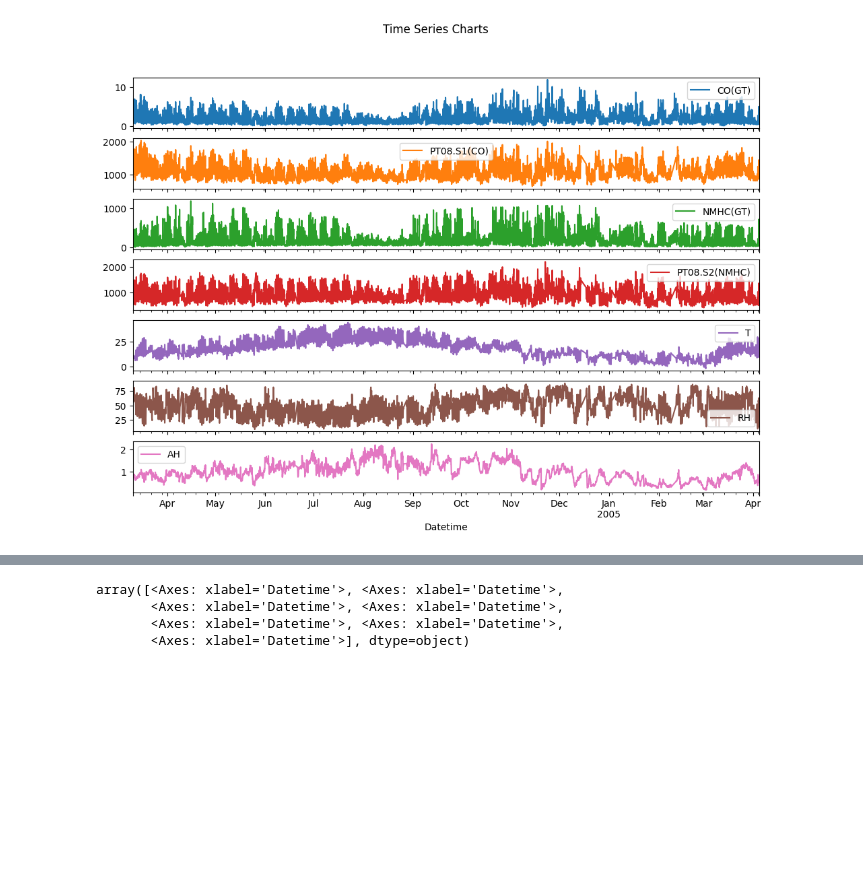
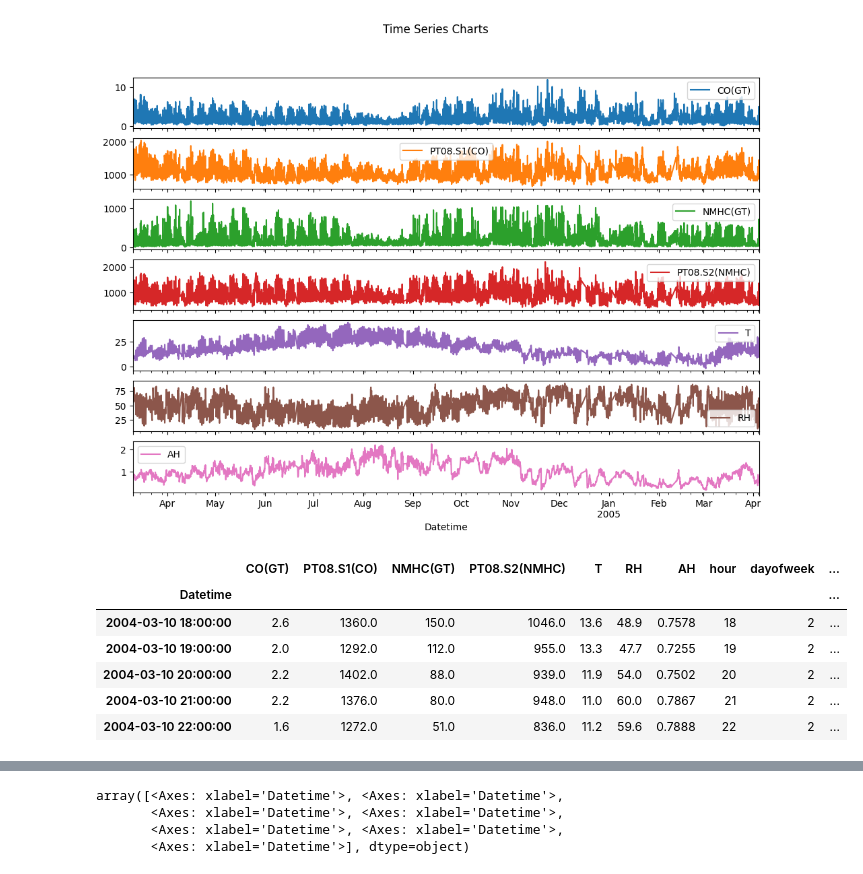
Before and after one commit to mr-kelsey/sp26-aai530-group1, a Jupyter notebook: Notebooks/Nick/CO_NMHC.ipynb, the cells around one changed output, grey strips where cells are left out. Saved outputs shown, nothing was run; the diff lists cells and outputs as text; code cells hidden in the pictures; blank space fills up the shorter version.

```diff
--- a/Notebooks/Nick/CO_NMHC.ipynb
+++ b/Notebooks/Nick/CO_NMHC.ipynb
@@ -317,6 +316,15 @@ df_sensors.to_csv('../../Data/CO_NMHC/sensors.csv') # sensor data
 # %%
 # Tired of seeing my own name
 df = df_nick
+df.head()
+# %% [output]
+|  | CO(GT) | PT08.S1(CO) | NMHC(GT) | PT08.S2(NMHC) | T | RH | AH | hour | dayofweek | ... |
+| Datetime |  |  |  |  |  |  |  |  |  | ... |
+| 2004-03-10 18:00:00 | 2.6 | 1360.0 | 150.0 | 1046.0 | 13.6 | 48.9 | 0.7578 | 18 | 2 | ... |
+| 2004-03-10 19:00:00 | 2.0 | 1292.0 | 112.0 | 955.0 | 13.3 | 47.7 | 0.7255 | 19 | 2 | ... |
+| 2004-03-10 20:00:00 | 2.2 | 1402.0 | 88.0 | 939.0 | 11.9 | 54.0 | 0.7502 | 20 | 2 | ... |
+| 2004-03-10 21:00:00 | 2.2 | 1376.0 | 80.0 | 948.0 | 11.0 | 60.0 | 0.7867 | 21 | 2 | ... |
+| 2004-03-10 22:00:00 | 1.6 | 1272.0 | 51.0 | 836.0 | 11.2 | 59.6 | 0.7888 | 22 | 2 | ... |
 # %%
 # Prepare for forcasting prediction
 
```
Also changed, not shown: parts of 7 cells of this notebook.
